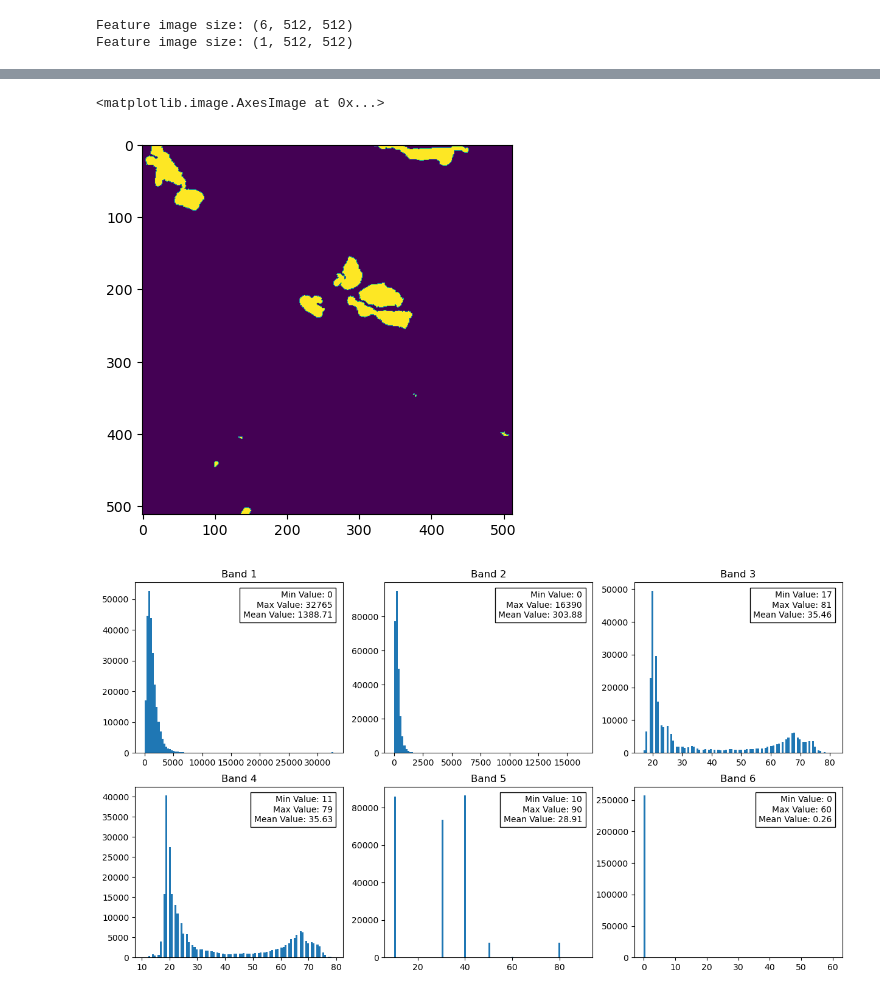
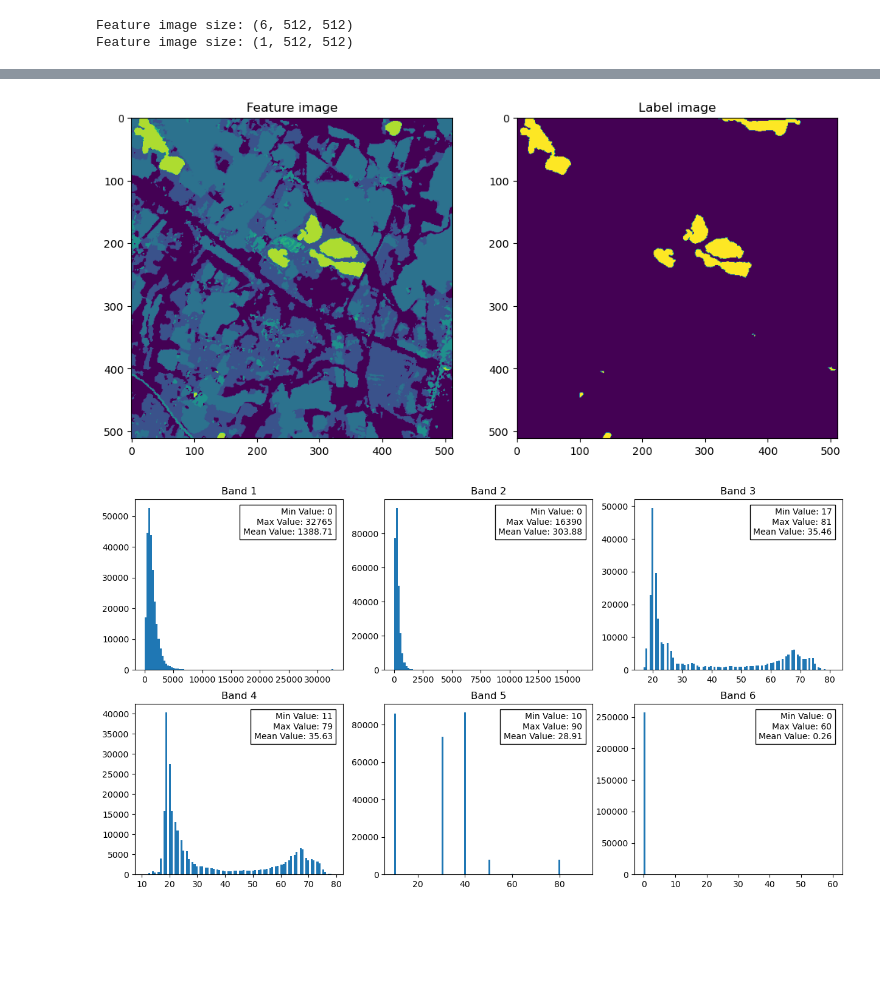
Before and after one commit to zhentaoumich/Grss, a Jupyter notebook: track1_UNet.ipynb, the cells around one changed output, grey strips where cells are left out. Cells and saved outputs as stored; diff of their text form; code cells hidden in the pictures; blank space fills up the shorter version.

```diff
--- a/track1_UNet.ipynb
+++ b/track1_UNet.ipynb
@@ -58,9 +53,13 @@ plt.imshow(feature_img[4])
-# %%
-#display the label image
-plt.imshow(label_img[0])
-# %% [output]
-<matplotlib.image.AxesImage at 0x...>
-[figure, removed]
+# %%
+#display the image and label image side by side
+fig, (ax1, ax2) = plt.subplots(1,2, figsize=(12, 8))
+ax1.imshow(feature_img[4])
+ax1.set_title('Feature image')
+ax2.imshow(label_img[0])
+ax2.set_title('Label image')
+plt.show()
+# %% [output]
+[figure, added]
 # %%
 #plot the distribution of the features image.
 plt.figure(figsize=(15,8))
```
Also changed, not shown: parts of 51 cells of this notebook.
